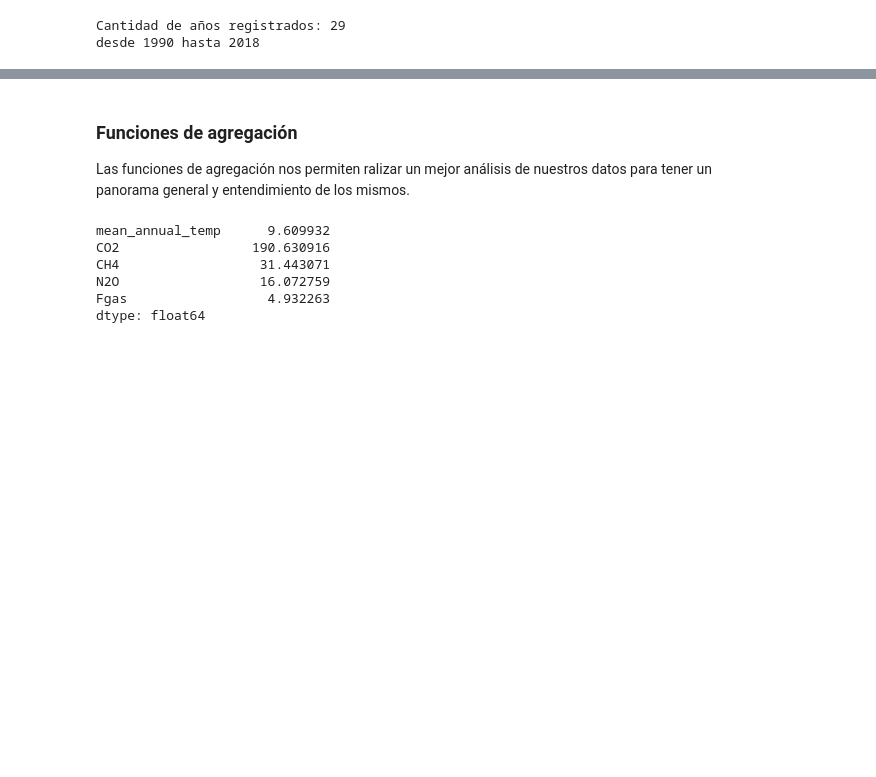
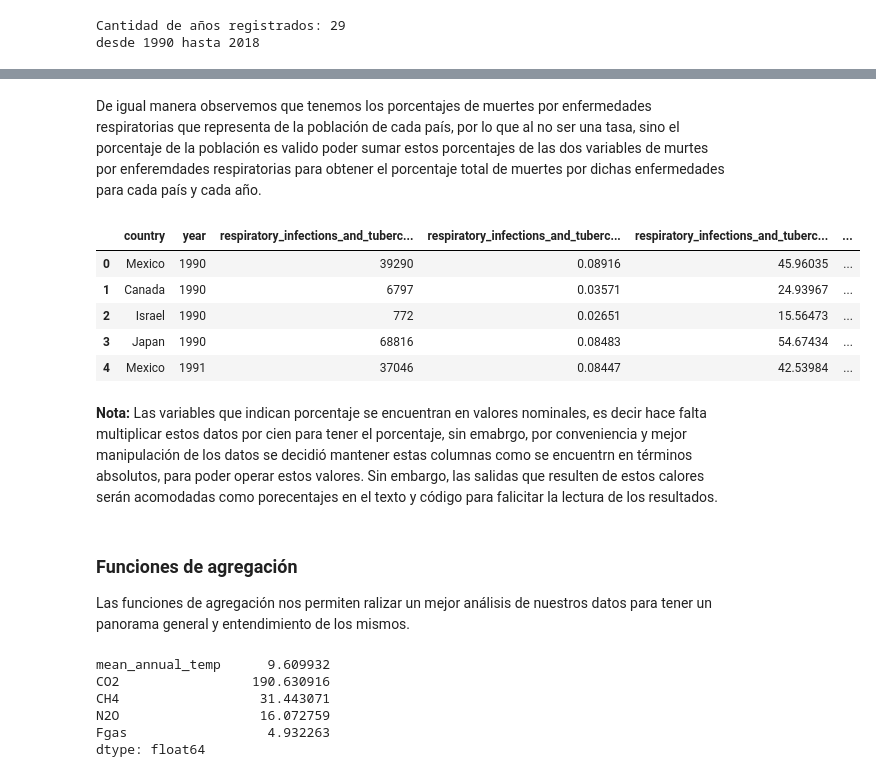
Before and after one commit to POF77/BEDU.M2.Proyecto, a Jupyter notebook: Proyecto_BEDU.ipynb, the cells around one changed output, grey strips where cells are left out. Saved outputs shown, nothing was run; the diff lists cells and outputs as text; code cells hidden in the pictures; blank space fills up the shorter version.

```diff
--- a/Proyecto_BEDU.ipynb
+++ b/Proyecto_BEDU.ipynb
@@ -360,3 +372,19 @@ A su vez notemos que es un excelente conjunto de datos y un número considerable
+# %% [markdown]
+De igual manera observemos que tenemos los porcentajes de muertes por enfermedades respiratorias que representa de la población de cada país, por lo que al no ser una tasa, sino el porcentaje de la población es valido poder sumar estos porcentajes de las dos variables de murtes por enferemdades respiratorias para obtener el porcentaje total de muertes por dichas enfermedades para cada país y cada año.
+# %%
+# Agregamos columna del porcetanje total de muertes por enfermedades respiratorias de la población de cada país
+df["total_diseases_percent"] = df.apply(lambda row: row.respiratory_infections_and_tuberculosis_percent + row.chronic_respiratory_diseases_percent, axis = 1)
+df.head()
+# %% [output]
+|  | country | year | respiratory_infections_and_tuberc... | respiratory_infections_and_tuberc... | respiratory_infections_and_tuberc... | ... |
+| 0 | Mexico | 1990 | 39290 | 0.08916 | 45.96035 | ... |
+| 1 | Canada | 1990 | 6797 | 0.03571 | 24.93967 | ... |
+| 2 | Israel | 1990 | 772 | 0.02651 | 15.56473 | ... |
+| 3 | Japan | 1990 | 68816 | 0.08483 | 54.67434 | ... |
+| 4 | Mexico | 1991 | 37046 | 0.08447 | 42.53984 | ... |
+# %% [markdown]
+**Nota:** Las variables que indican porcentaje se encuentran en valores nominales, es decir hace falta multiplicar estos datos por cien para tener el porcentaje, sin emabrgo, por conveniencia y mejor manipulación de los datos se decidió mantener estas columnas como se encuentrn en términos absolutos, para poder operar estos valores.
+Sin embargo, las salidas que resulten de estos calores serán acomodadas como porecentajes en el texto y código para falicitar la lectura de los resultados.
 # %% [markdown]
 ### Funciones de agregación
 Las funciones de agregación nos permiten ralizar un mejor análisis de nuestros datos para tener un panorama general y entendimiento de los mismos.
```
Also changed, not shown: parts of 26 cells of this notebook.
